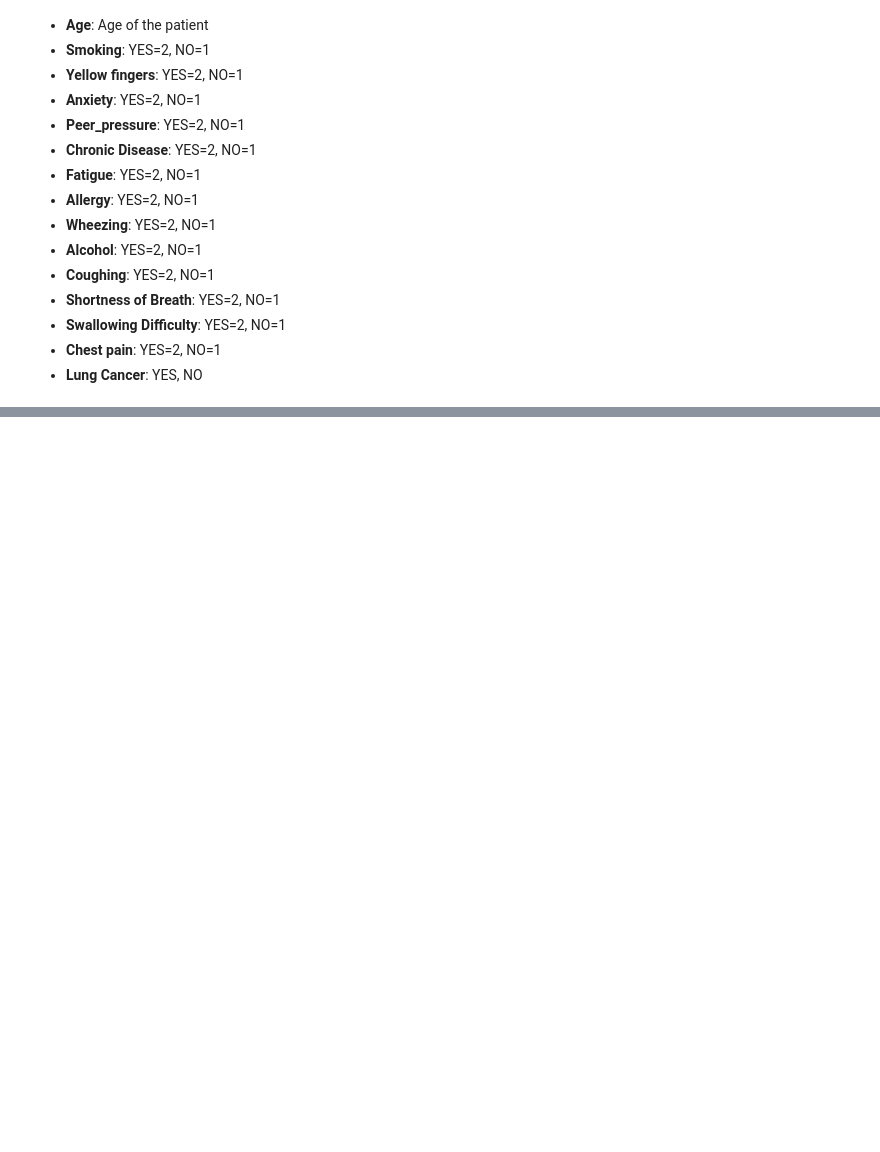
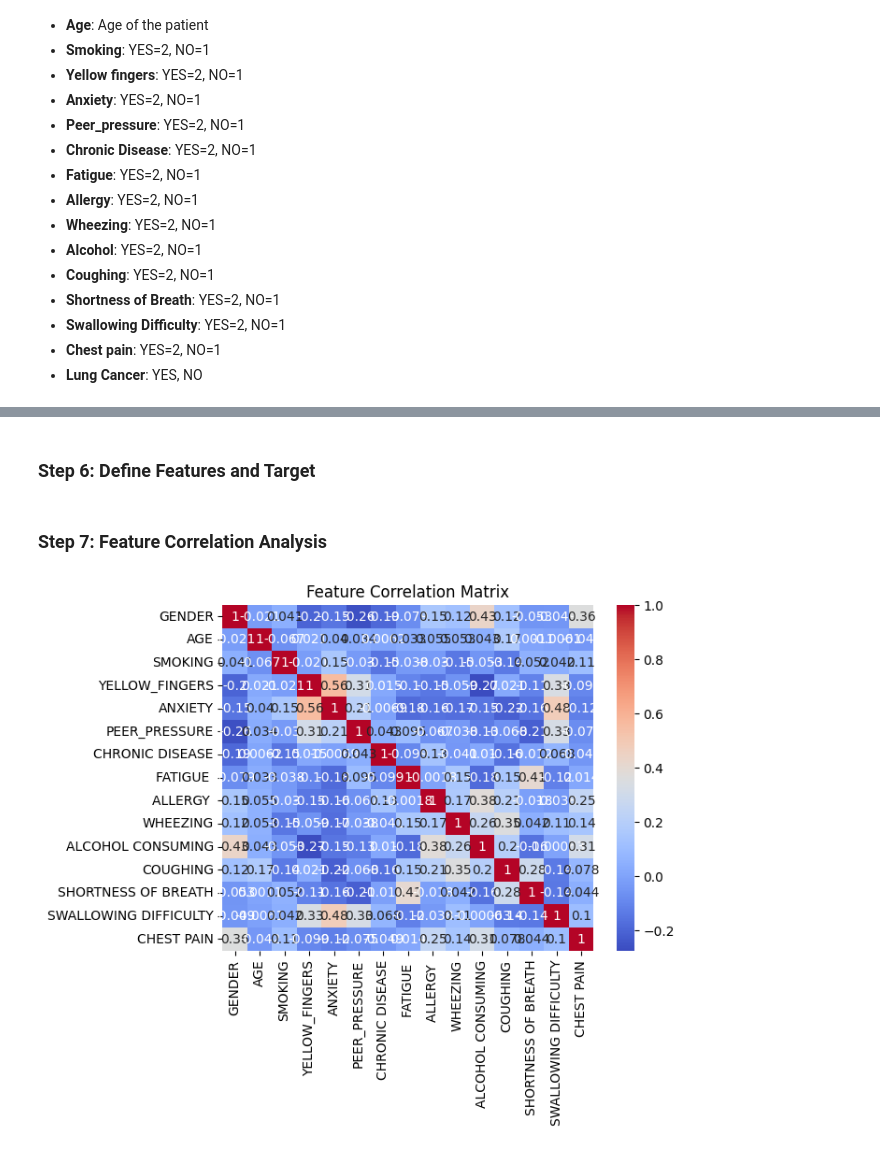
Before and after one commit to AlinaM354276/labs_seminars, a Jupyter notebook: final_project/ml.ipynb, the cells around one changed output, grey strips where cells are left out. Drawn from its saved outputs; the diff is of its cells as text; code cells hidden in the pictures; blank space fills up the shorter version.

```diff
--- a/final_project/ml.ipynb
+++ b/final_project/ml.ipynb
@@ -34,0 +129,6 @@ FileNotFoundError: [Errno 2] No such file or directory: 'labs_seminars\\final pr
+# %%
+from sklearn import preprocessing
+
+le = preprocessing.LabelEncoder()
+for column in df.columns:
+    df[column] = le.fit_transform(df[column])
@@ -34,0 +145,16 @@ FileNotFoundError: [Errno 2] No such file or directory: 'labs_seminars\\final pr
+# %% [markdown]
+### Step 6: Define Features and Target
+# %%
+# Separate features and target
+X = df.drop(columns=['LUNG_CANCER'])  # Features
+y = df['LUNG_CANCER']                # Target
+# %% [markdown]
+### Step 7: Feature Correlation Analysis
+# %%
+# Plot the correlation matrix
+corr_matrix = X.corr()
+sns.heatmap(corr_matrix, annot=True, cmap='coolwarm')
+plt.title('Feature Correlation Matrix')
+plt.show()
+# %% [output]
+[figure, added]
```
Also changed, not shown: parts of 32 cells of this notebook.
